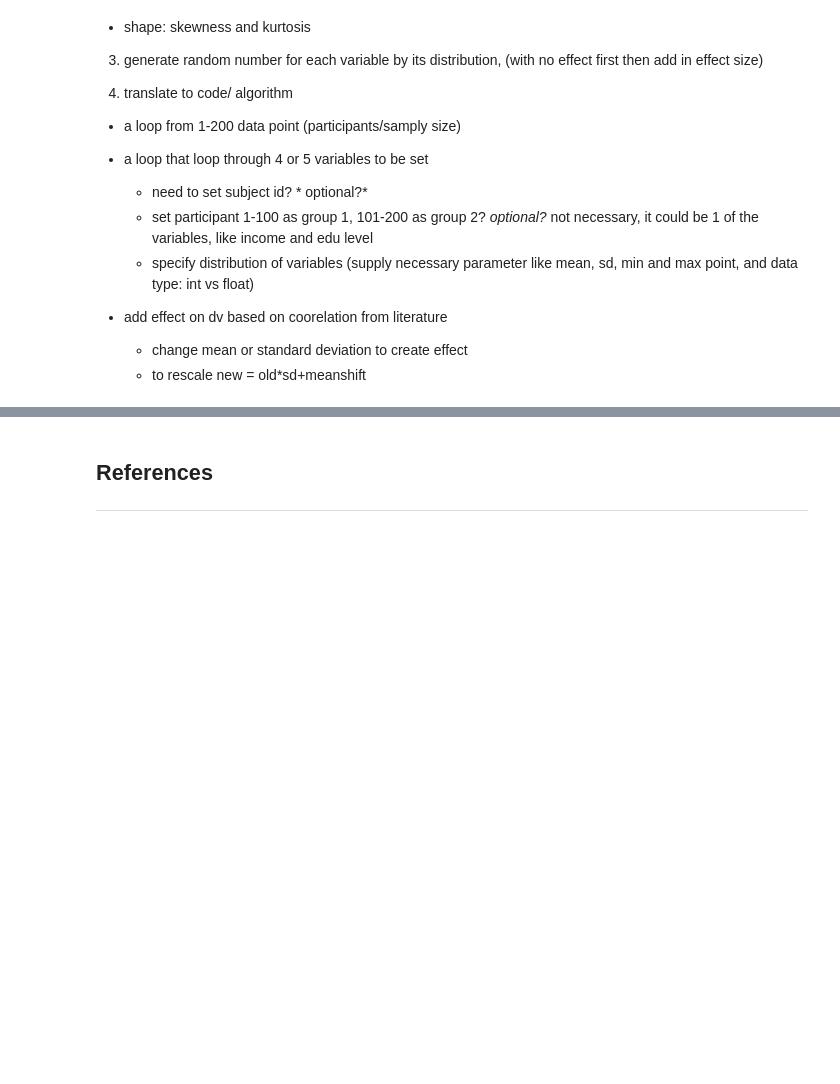
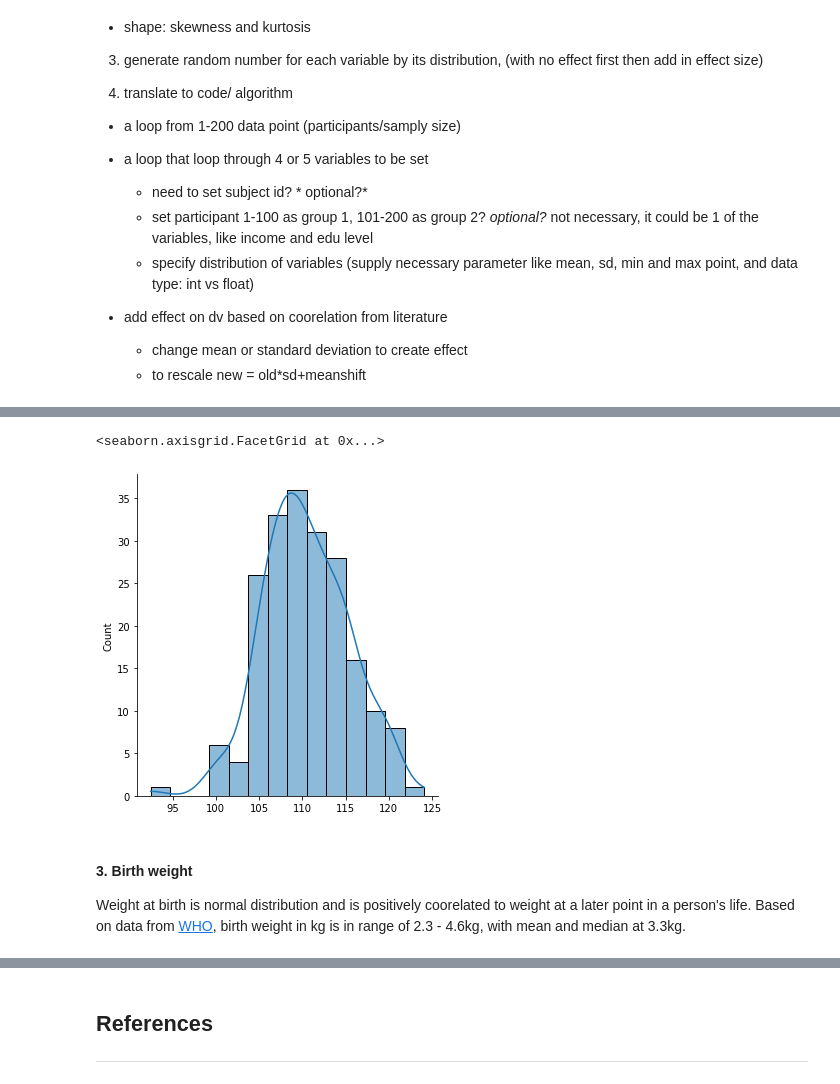
Before and after one commit to HazelIP/Programming-for-DA_project, a Jupyter notebook: Prog_DA_project.ipynb, the cells around one changed output, grey strips where cells are left out. Saved outputs shown, nothing was run; the diff lists cells and outputs as text; code cells hidden in the pictures; blank space fills up the shorter version.

```diff
--- a/Prog_DA_project.ipynb
+++ b/Prog_DA_project.ipynb
@@ -59,0 +104,5 @@ rng = np.random.default_rng(12345)
+# %%
+# simulate height(cm) at age 5 in normal distribution, n=200
+# mean = 110, sd = 4.6
+height_5 = np.around(np.random.normal(loc=110.0, scale=4.6, size=200), decimals=2)
+height_5
@@ -60 +127,10 @@ rng = np.random.default_rng(12345)
+# %%
+#ploting distribution of height at age 5
+sns.displot(height_5, kde=True)
+# %% [output]
+<seaborn.axisgrid.FacetGrid at 0x...>
+[figure, added]
+# %% [markdown]
+#### 3. Birth weight
+Weight at birth is normal distribution and is positively coorelated to weight at a later point in a person's life. Based on data from [WHO](https://cdn.who.int/media/docs/default-source/child-growth/child-growth-standards/indicators/weight-for-age/wfa-boys-0-13-percentiles.pdf?sfvrsn=292d03f1_11), birth weight in kg is in range of 2.3 - 4.6kg, with mean and median at 3.3kg.
 # %%
```
Also changed, not shown: parts of 36 cells of this notebook, 1 other file.
